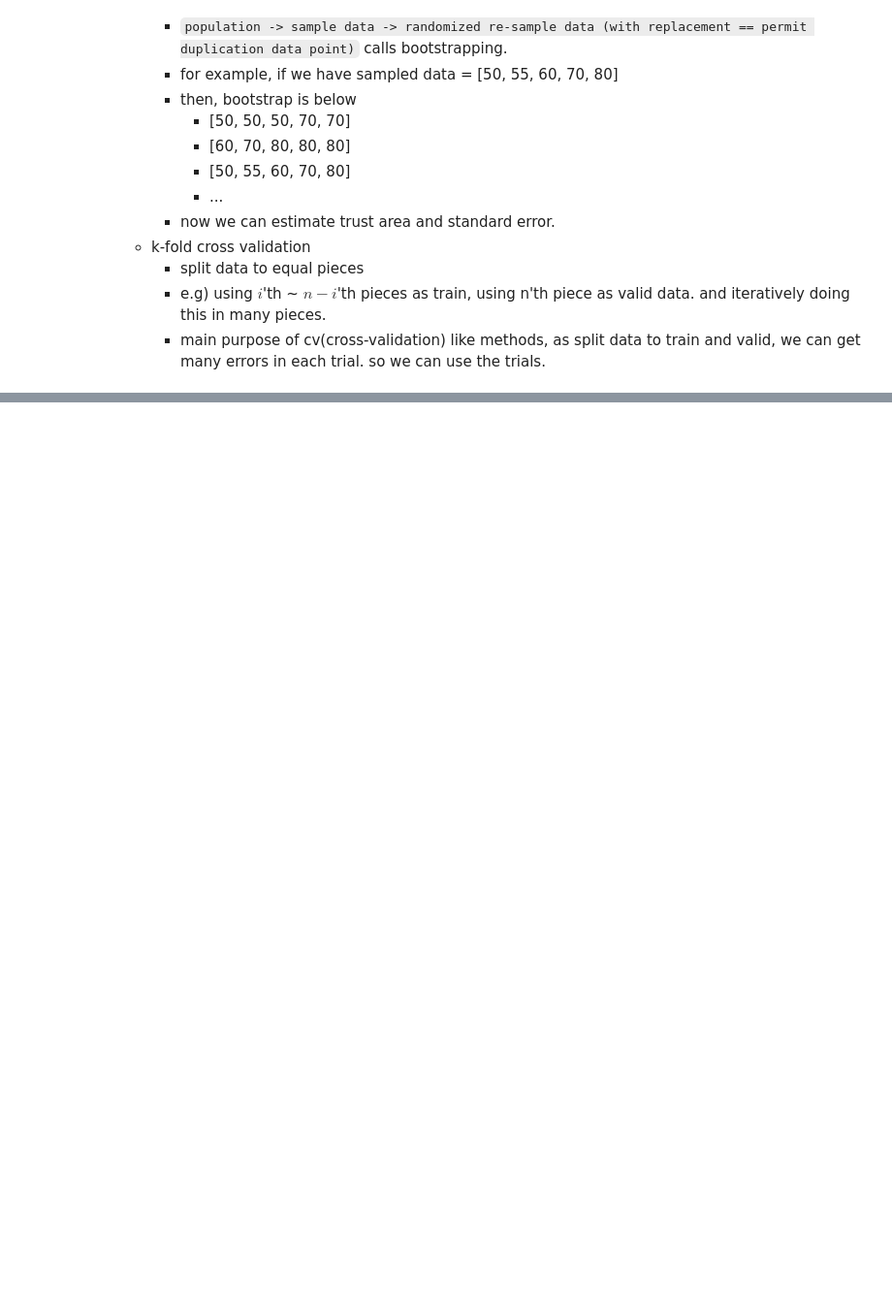
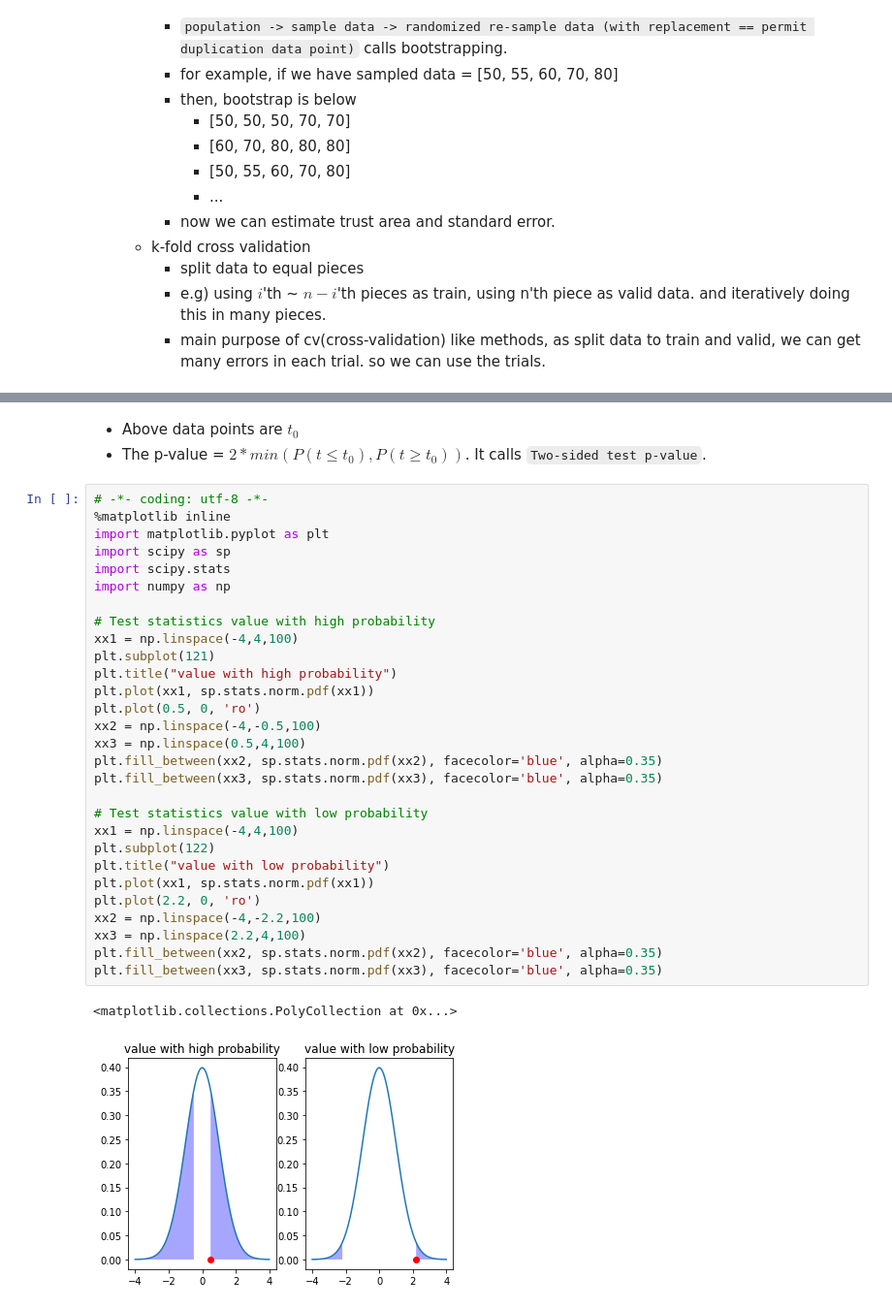
Before and after one commit to yoonkt200/ml-theory-python, a Jupyter notebook: 01-statistics/04-testing.ipynb, the cells around one changed output, grey strips where cells are left out. Shown at 97% size. Drawn from its saved outputs; the diff is of its cells as text; blank space fills up the shorter version.

```diff
--- a/01-statistics/04-testing.ipynb
+++ b/01-statistics/04-testing.ipynb
@@ -23,0 +91,35 @@ Sample data is extracted data from population data. It is materials of data anal
+# %% [markdown]
+- Above data points are $t_0$
+- The p-value = $ 2*min(P(t \le t_0), P(t \ge t_0)) $. It calls `Two-sided test p-value`.
+# %%
+# -*- coding: utf-8 -*-
+%matplotlib inline
+import matplotlib.pyplot as plt
+import scipy as sp
+import scipy.stats
+import numpy as np
+
+# Test statistics value with high probability
+xx1 = np.linspace(-4,4,100)
+plt.subplot(121)
+plt.title("value with high probability")
+plt.plot(xx1, sp.stats.norm.pdf(xx1))
+plt.plot(0.5, 0, 'ro')
+xx2 = np.linspace(-4,-0.5,100)
+xx3 = np.linspace(0.5,4,100)
+plt.fill_between(xx2, sp.stats.norm.pdf(xx2), facecolor='blue', alpha=0.35)
+plt.fill_between(xx3, sp.stats.norm.pdf(xx3), facecolor='blue', alpha=0.35)
+
+# Test statistics value with low probability
+xx1 = np.linspace(-4,4,100)
+plt.subplot(122)
+plt.title("value with low probability")
+plt.plot(xx1, sp.stats.norm.pdf(xx1))
+plt.plot(2.2, 0, 'ro')
+xx2 = np.linspace(-4,-2.2,100)
+xx3 = np.linspace(2.2,4,100)
+plt.fill_between(xx2, sp.stats.norm.pdf(xx2), facecolor='blue', alpha=0.35)
+plt.fill_between(xx3, sp.stats.norm.pdf(xx3), facecolor='blue', alpha=0.35)
+# %% [output]
+<matplotlib.collections.PolyCollection at 0x...>
+[figure, added]
```
Also changed, not shown: parts of 10 cells of this notebook, 2 other files.
